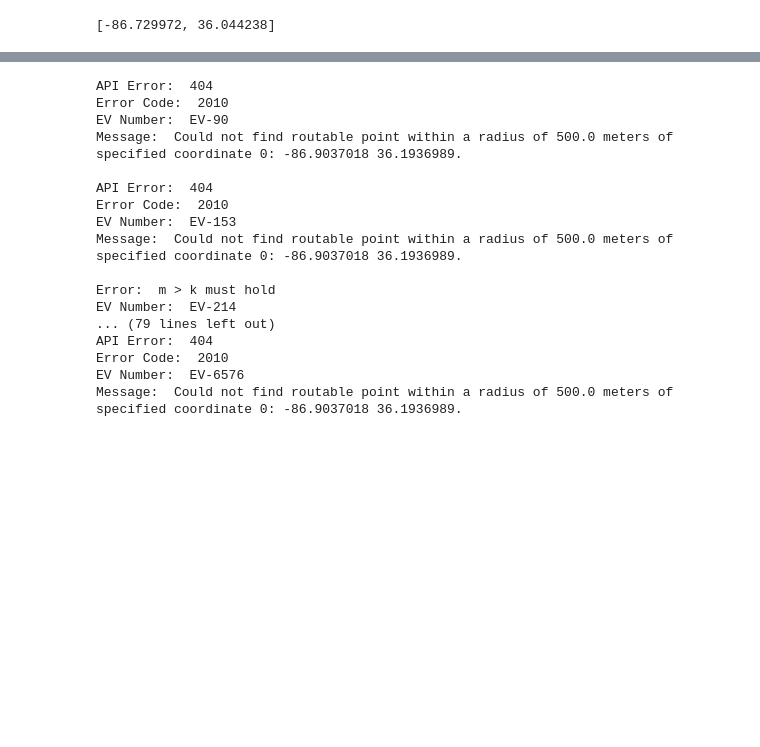
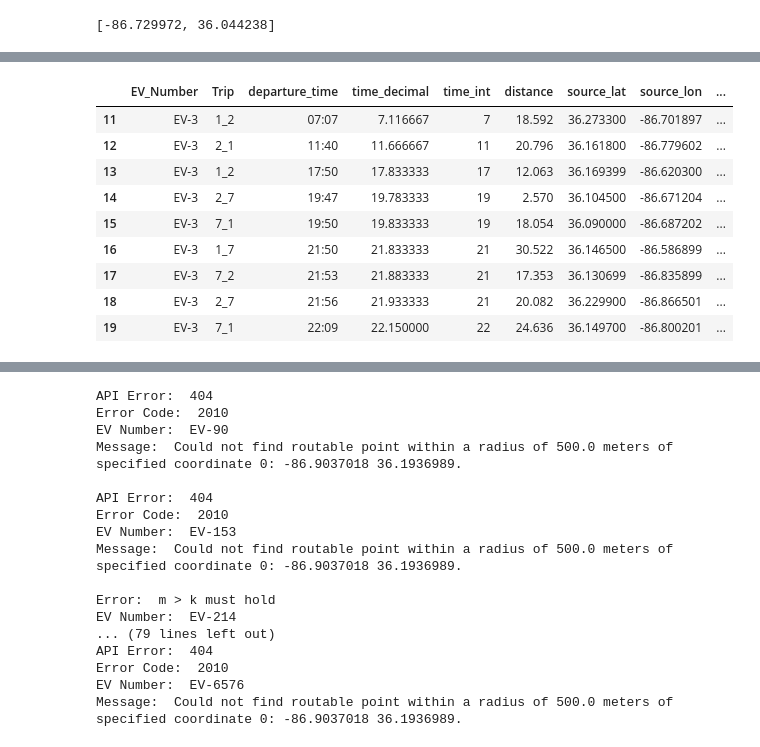
Before and after one commit to ultra-passion-fruit/GAN-EV-Map-Generation, a Jupyter notebook: map-generation.ipynb, the cells around one changed output, grey strips where cells are left out. Cells and saved outputs as stored; diff of their text form; code cells hidden in the pictures; blank space fills up the shorter version.

```diff
--- a/map-generation.ipynb
+++ b/map-generation.ipynb
@@ -407,3 +414,16 @@ plt.show()
+# %%
+df_3
+# %% [output]
+|  | EV_Number | Trip | departure_time | time_decimal | time_int | distance | source_lat | source_lon | ... |
+| 11 | EV-3 | 1_2 | 07:07 | 7.116667 | 7 | 18.592 | 36.273300 | -86.701897 | ... |
+| 12 | EV-3 | 2_1 | 11:40 | 11.666667 | 11 | 20.796 | 36.161800 | -86.779602 | ... |
+| 13 | EV-3 | 1_2 | 17:50 | 17.833333 | 17 | 12.063 | 36.169399 | -86.620300 | ... |
+| 14 | EV-3 | 2_7 | 19:47 | 19.783333 | 19 | 2.570 | 36.104500 | -86.671204 | ... |
+| 15 | EV-3 | 7_1 | 19:50 | 19.833333 | 19 | 18.054 | 36.090000 | -86.687202 | ... |
+| 16 | EV-3 | 1_7 | 21:50 | 21.833333 | 21 | 30.522 | 36.146500 | -86.586899 | ... |
+| 17 | EV-3 | 7_2 | 21:53 | 21.883333 | 21 | 17.353 | 36.130699 | -86.835899 | ... |
+| 18 | EV-3 | 2_7 | 21:56 | 21.933333 | 21 | 20.082 | 36.229900 | -86.866501 | ... |
+| 19 | EV-3 | 7_1 | 22:09 | 22.150000 | 22 | 24.636 | 36.149700 | -86.800201 | ... |
 # %%
 cleaned_df[cleaned_df["EV_Number"]=="EV-4118"]
 # %% [output]
```
Also changed, not shown: parts of 1 cell of this notebook, 4 other files.
